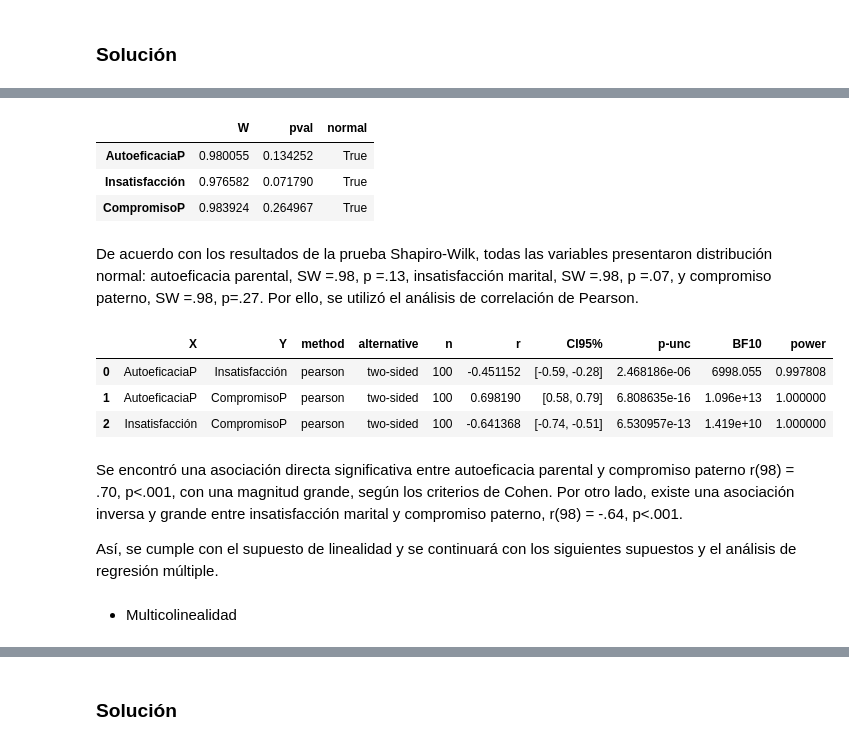
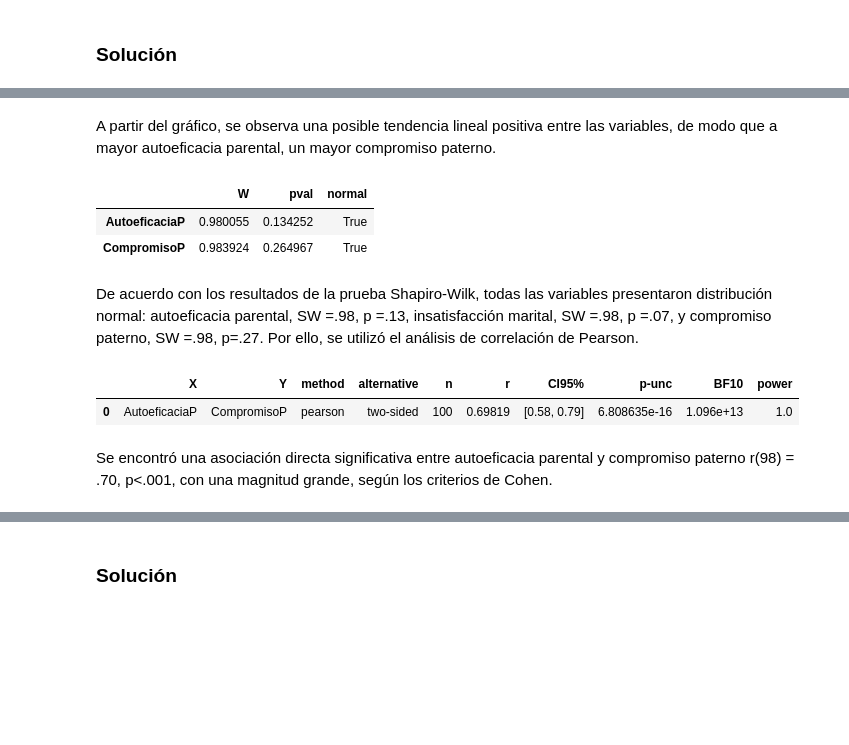
Before and after one commit to renatoparedes/EstadisticaYPsicologiaMatematica, a Jupyter notebook: INEE/Reporte_2_Solucionario.ipynb, the cells around one changed output, grey strips where cells are left out. Cells and saved outputs as stored; diff of their text form; code cells hidden in the pictures; blank space fills up the shorter version.

```diff
--- a/INEE/Reporte_2_Solucionario.ipynb
+++ b/INEE/Reporte_2_Solucionario.ipynb
@@ -65,30 +71,25 @@ $Compromiso \ paterno = β_{0} + β_{1}(autoeficacia \ parental) + β_{2}(insati
+# %% [markdown]
+A partir del gráfico, se observa una posible tendencia lineal positiva entre las variables, de modo que a mayor autoeficacia parental, un mayor compromiso paterno.
 # %%
 import pingouin as pg
 
-pg.normality(df[["AutoeficaciaP", "Insatisfacción", "CompromisoP"]])
+pg.normality(df[["AutoeficaciaP", "CompromisoP"]])
 # %% [output]
 |  | W | pval | normal |
 | AutoeficaciaP | 0.980055 | 0.134252 | True |
-| Insatisfacción | 0.976582 | 0.071790 | True |
 | CompromisoP | 0.983924 | 0.264967 | True |
 # %% [markdown]
 De acuerdo con los resultados de la prueba Shapiro-Wilk, todas las variables presentaron distribución normal: autoeficacia parental, SW =.98, p =.13, insatisfacción marital, SW =.98, p =.07, y compromiso paterno, SW =.98, p=.27. Por ello, se utilizó el análisis de correlación de Pearson.
 # %%
 pg.pairwise_corr(
-    columns=["AutoeficaciaP", "Insatisfacción", "CompromisoP"],
+    columns=["AutoeficaciaP", "CompromisoP"],
     method="pearson",
     data=df,
     alternative="two-sided",
 )
 # %% [output]
 |  | X | Y | method | alternative | n | r | CI95% | p-unc | BF10 | power |
-| 0 | AutoeficaciaP | Insatisfacción | pearson | two-sided | 100 | -0.451152 | [-0.59, -0.28] | 2.468186e-06 | 6998.055 | 0.997808 |
-| 1 | AutoeficaciaP | CompromisoP | pearson | two-sided | 100 | 0.698190 | [0.58, 0.79] | 6.808635e-16 | 1.096e+13 | 1.000000 |
-| 2 | Insatisfacción | CompromisoP | pearson | two-sided | 100 | -0.641368 | [-0.74, -0.51] | 6.530957e-13 | 1.419e+10 | 1.000000 |
+| 0 | AutoeficaciaP | CompromisoP | pearson | two-sided | 100 | 0.69819 | [0.58, 0.79] | 6.808635e-16 | 1.096e+13 | 1.0 |
 # %% [markdown]
-Se encontró una asociación directa significativa entre autoeficacia parental y compromiso paterno r(98) = .70, p<.001, con una magnitud grande, según los criterios de Cohen. Por otro lado, existe una asociación inversa y grande entre insatisfacción marital y compromiso paterno, r(98) = -.64, p<.001.
-
-Así, se cumple con el supuesto de linealidad y se continuará con los siguientes supuestos y el análisis de regresión múltiple.
+Se encontró una asociación directa significativa entre autoeficacia parental y compromiso paterno r(98) = .70, p<.001, con una magnitud grande, según los criterios de Cohen.
-# %% [markdown]
-- Multicolinealidad
 # %%
```
Also changed, not shown: parts of 27 cells of this notebook.
